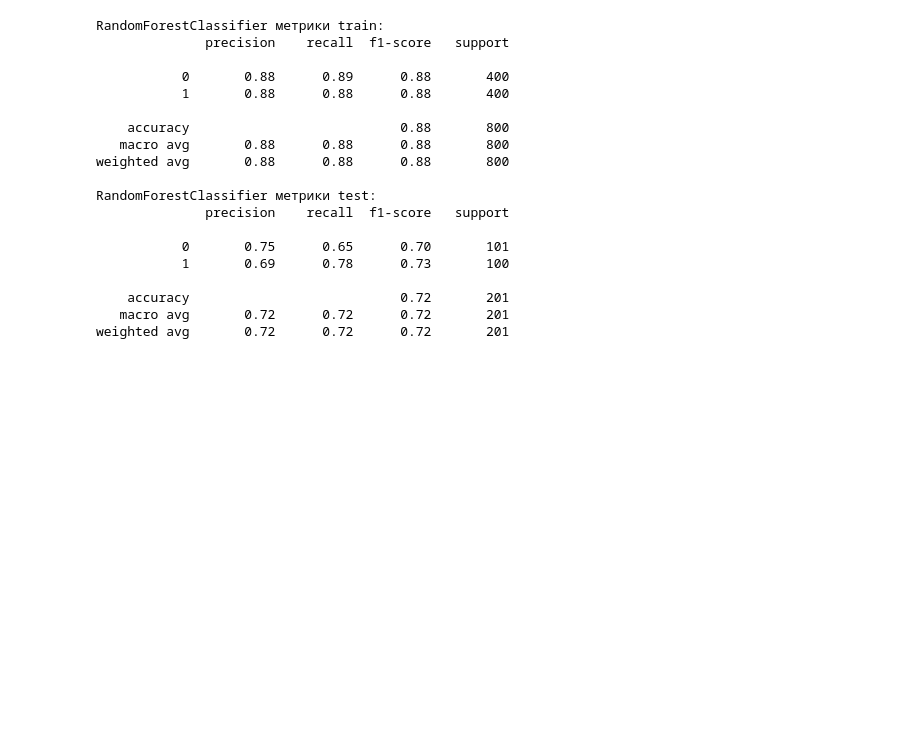
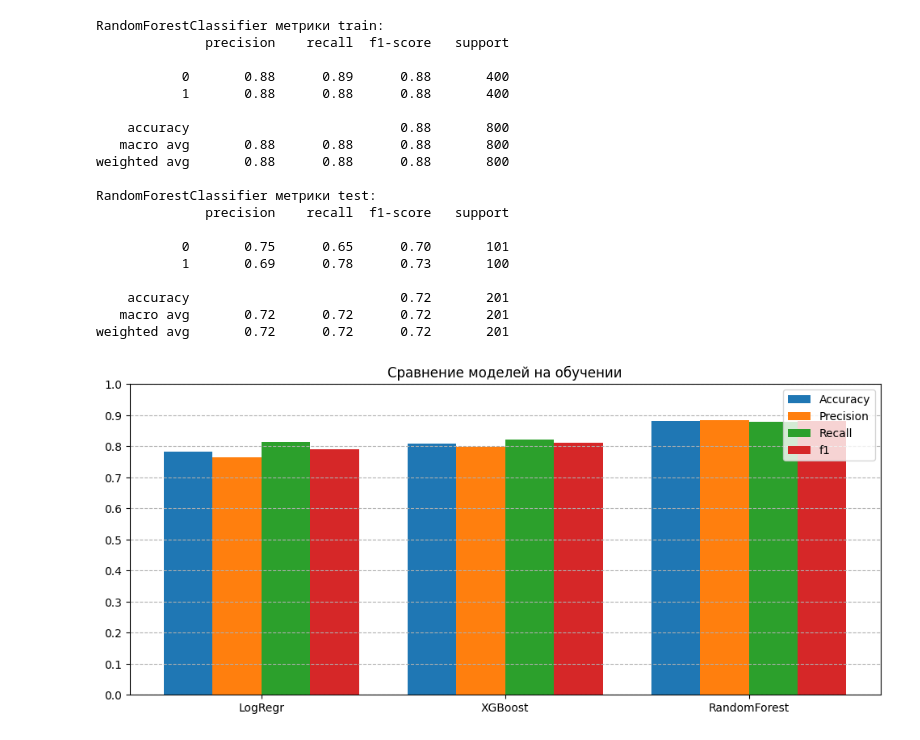
Before and after one commit to alexrad555/coursework_classic_ml, a Jupyter notebook: ic50_classification_medial.ipynb, the cells around one changed output. Cells and saved outputs as stored; diff of their text form; code cells hidden in the pictures; blank space fills up the shorter version.

```diff
--- a/ic50_classification_medial.ipynb
+++ b/ic50_classification_medial.ipynb
@@ -203,0 +223,25 @@ weighted avg       0.72      0.72      0.72       201
+# %%
+df_metrics_train = pd.DataFrame({
+    'Model': ['LogRegr', 'XGBoost', 'RandomForest'],
+    'Accuracy': [accuracy_log_train, accuracy_xgb_train, accuracy_rf_train],
+    'Precision': [precision_log_train, precision_xgb_train, precision_rf_train],
+    'Recall': [recall_logb_train, recall_xgb_train, recall_rf_train],
+    'f1': [f1_log_train, f1_xgb_train, f1_rf_train]
+})
+# %%
+plt.figure(figsize=(12, 5))
+width = 0.2
+x = np.arange(len(df_metrics_train['Model']))
+plt.bar(x - 1.5 * width, df_metrics_train['Accuracy'], width, label='Accuracy')
+plt.bar(x - 0.5 * width, df_metrics_train['Precision'], width, label='Precision')
+plt.bar(x + 0.5 * width, df_metrics_train['Recall'], width, label='Recall')
+plt.bar(x + 1.5 * width, df_metrics_train['f1'], width, label='f1')
+plt.xticks(x, df_metrics_train['Model'])
+plt.legend()
+plt.ylim(0, 1)
+plt.yticks(np.arange(0, 1.1, 0.1))
+plt.grid(axis='y',linestyle= '--')
+plt.title('Сравнение моделей на обучении')
+plt.show()
+# %% [output]
+[figure, added]
```
Also changed, not shown: parts of 8 cells of this notebook.
